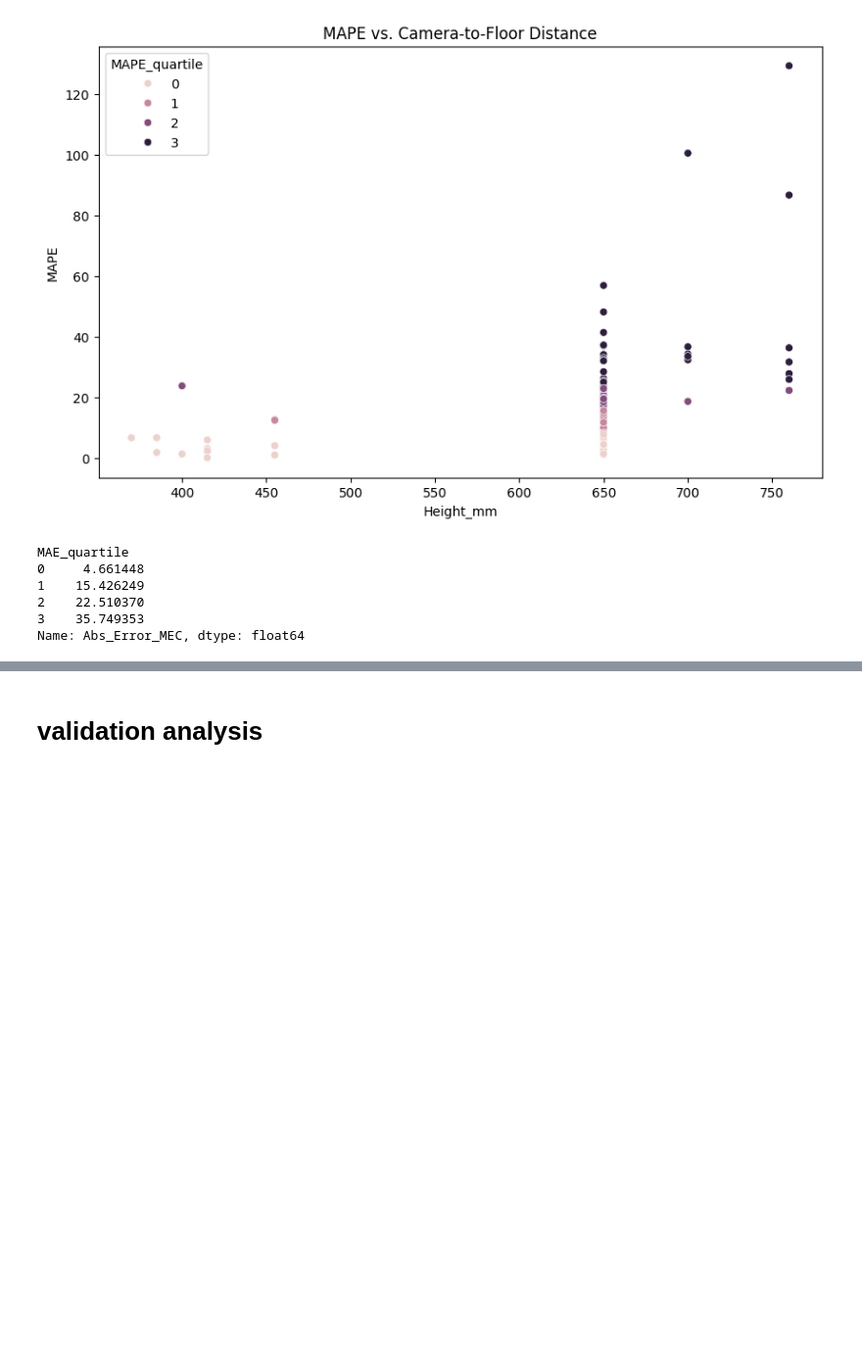
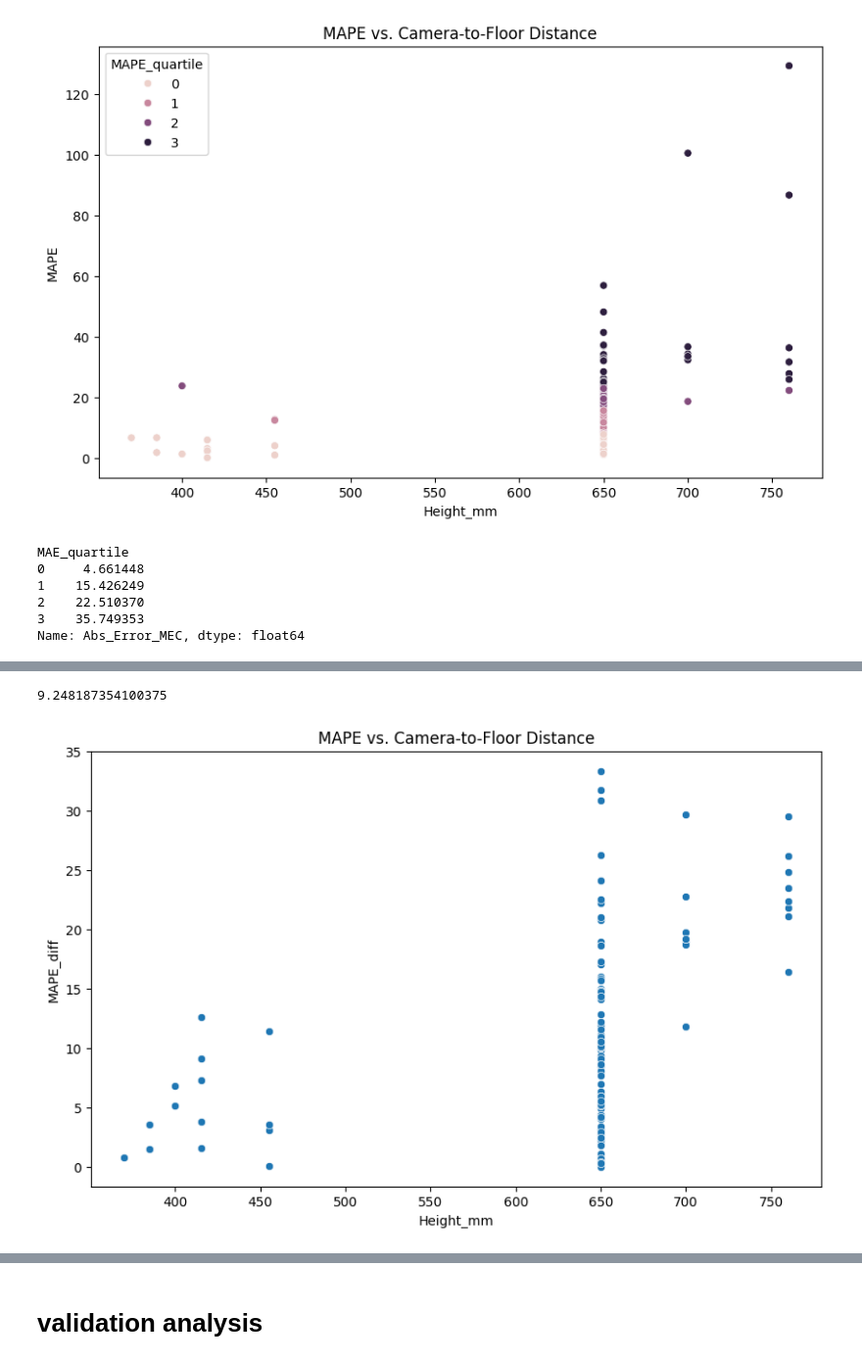
Before and after one commit to gbo999/Computer-Vision-for-Aquaculture-Monitoring-Robot, a Jupyter notebook: fifty_one/measurements/post_processin.ipynb, the cells around one changed output, grey strips where cells are left out. Shown at 98% size. Saved outputs shown, nothing was run; the diff lists cells and outputs as text; code cells hidden in the pictures; blank space fills up the shorter version.

```diff
--- a/fifty_one/measurements/post_processin.ipynb
+++ b/fifty_one/measurements/post_processin.ipynb
@@ -89,3 +89,9 @@ after 122
 1       0.720788
 2       0.703450
 13.906426229508195
+# %%
+# length_1, length_2, length_3 in pixels based on scale_1, scale_2, scale_3 if the scale is based on 10mm = 1cm
+
+df['Length_1_pixels'] = df['Length_1'] *df['Scale_1']/10
+df['Length_2_pixels'] = df['Length_2'] *df['Scale_2']/10
+df['Length_3_pixels'] = df['Length_3'] *df['Scale_3']/10
@@ -93,6 +103,7 @@ after 122
 # Calculate the maximum of the three validation measurements for each prawn
 df['Max_Length'] = df[['Length_1', 'Length_2', 'Length_3']].max(axis=1)
 # For MEC method
+df['Max_Length_pixels'] = df[['Length_1_pixels', 'Length_2_pixels', 'Length_3_pixels']].max(axis=1)
 
 df['Mean_Length'] = df['Max_Length']
 
@@ -269,3 +279,25 @@ ValueError: Could not interpret value `MAE` for `y`. An entry with this name doe
+# %%
+#how difference in pixels affect difference in predicted length and real length
+df['Error_MEC_pixels'] = df['Diameter_pixels'] - df['Max_Length_pixels']
+df['Abs_Error_MEC_pixels'] = df['Error_MEC_pixels'].abs()
+
+#MAPE
+df['MAPE_pixels'] = (df['Abs_Error_MEC_pixels'] / df['Max_Length_pixels']) *100
+
+#compare the MAPE to the MAPE_pixels
+df['MAPE_diff'] =abs( df['MAPE'] - df['MAPE_pixels'])
+
+print(df['MAPE_diff'].median())
+# %% [output]
+9.248187354100375
+# %%
+#see where the MAPE_diff  based on height
+plt.figure(figsize=(10, 6))
+sns.scatterplot(x='Height_mm', y='MAPE_diff', data=df)
+plt.title('MAPE vs. Camera-to-Floor Distance')
+plt.show()
+# %% [output]
+[figure, added]
 # %%
 #save the data to excel
 df.to_excel(r'C:\Users\gbo10\Videos\research\counting_research_algorithms\fifty_one\measurements\Updated_full_Filtered_Data_with_real_length_with_quartiles.xlsx', index=False)
```
Also changed, not shown: parts of 8 cells of this notebook, 5 other files.
